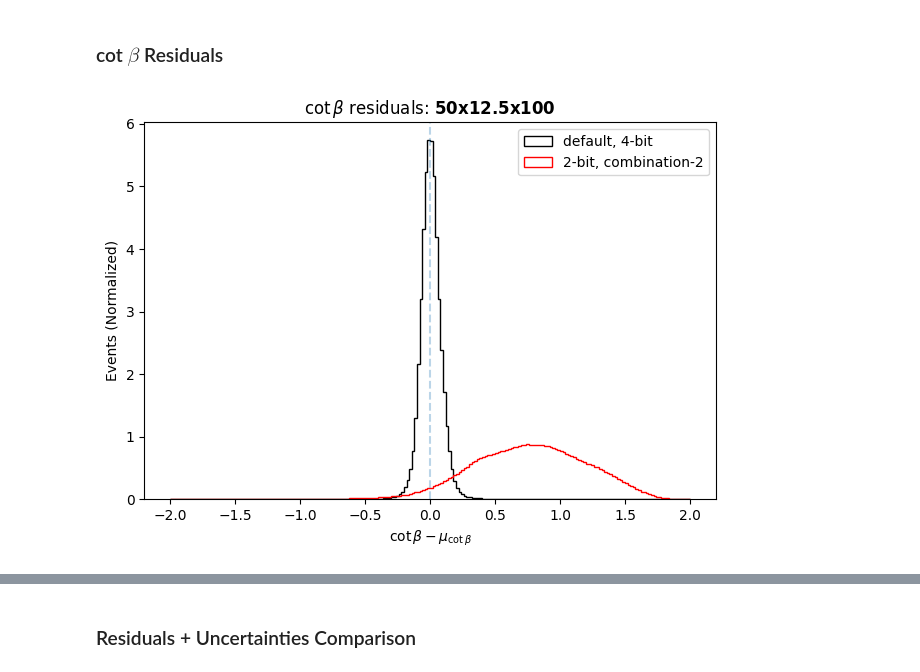
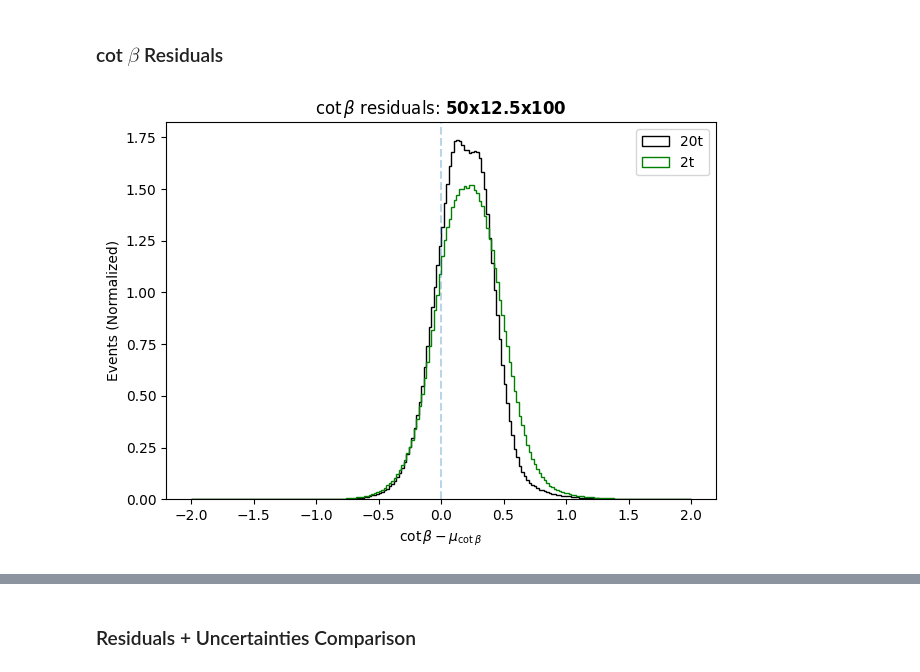
Before and after one commit to smart-pix/smart-pixels-ml, a Jupyter notebook: performance_plots.ipynb, the cells around one changed output, grey strips where cells are left out. Saved outputs shown, nothing was run; the diff lists cells and outputs as text; code cells hidden in the pictures.

```diff
--- a/performance_plots.ipynb
+++ b/performance_plots.ipynb
@@ -5,5 +5,5 @@ import matplotlib.pyplot as plt
 import seaborn as sns
 from scipy.optimize import curve_fit
 # %%
-df_1 = pd.read_parquet('/home/dajiang/smart-pixels-ml/processed_parquets/dataset_3sr_cotBeta1P5/50x12P5_bs5000_0b3510b0_20t_train-dataset_3sr_cotBeta1P5_test-dataset_2s_vars.parquet')
-df_2 = pd.read_parquet('/home/dajiang/smart-pixels-ml/processed_parquets/dataset_3sr_cotBeta1P5_quantize_manual_400_1600_weights/50x12P5_bs5000_34c2da80_20t_train-dataset_3sr_cotBeta1P5_test-dataset_2s_vars.parquet')
+df_1 = pd.read_parquet('/home/dajiang/smart-pixels-ml/processed_parquets/dataset_3sr_contained/50x12P5_bs5000_34c2da80_20t_train-dataset_2s_test-dataset_2s_vars.parquet')
+df_2 = pd.read_parquet('/home/dajiang/smart-pixels-ml/processed_parquets/dataset_3sr_contained/50x12P5_bs5000_34c2da80_2t_train-dataset_2s_test-dataset_2s_vars.parquet')
@@ -148,17 +94,17 @@ fig.show()
 # %%
 fig, ax = plt.subplots()
 bins = np.linspace(-2,2,201)
 
-ax.hist((df_1['residualsB'])*1.22, bins=bins, histtype='step', color='black', label='default, 4-bit', density=True)
-ax.hist((df_2['residualsB'])*1.22, bins=bins, histtype='step', color='red', label='2-bit, combination-2', density=True)
+ax.hist((df_1['residualsB'])*1.22, bins=bins, histtype='step', color='black', label='20t', density=True)
+ax.hist((df_2['residualsB'])*1.22, bins=bins, histtype='step', color='green', label='2t', density=True)
 ax.axvline(alpha=0.3,ls='dashed')
 
 ax.legend()
 ax.set_title(r'$\cot \beta$ residuals: $\mathbf{50x12.5x100}$')
 ax.set_xlabel(r'$\cot \beta - \mu_{\cot \beta}$')
 ax.set_ylabel('Events (Normalized)')
 fig.tight_layout()
-#fig.savefig('haar_comparison_plots/cotBresiduals.png', dpi=300)
+fig.savefig('plots/dataset_3sr_contained/cotBresiduals.png', dpi=300)
 fig.show()
 # %% [output]
-[figure, old version]
+[figure, new version]
```
Also changed, not shown: parts of 16 cells of this notebook, 9 other files.
